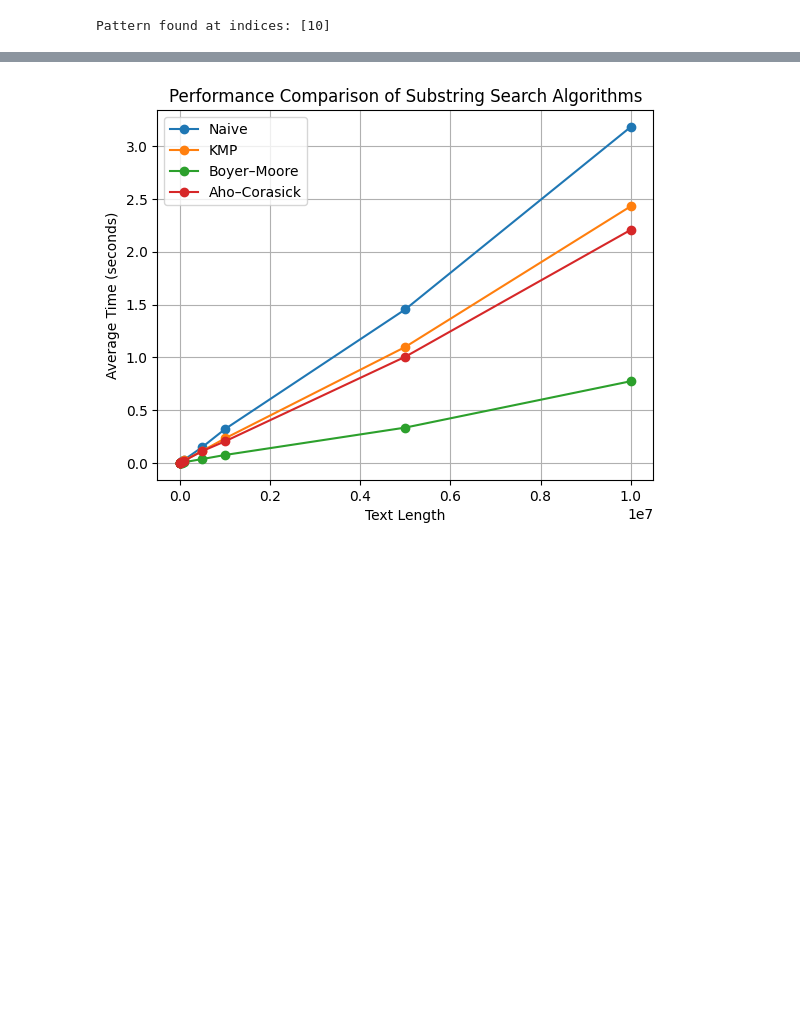
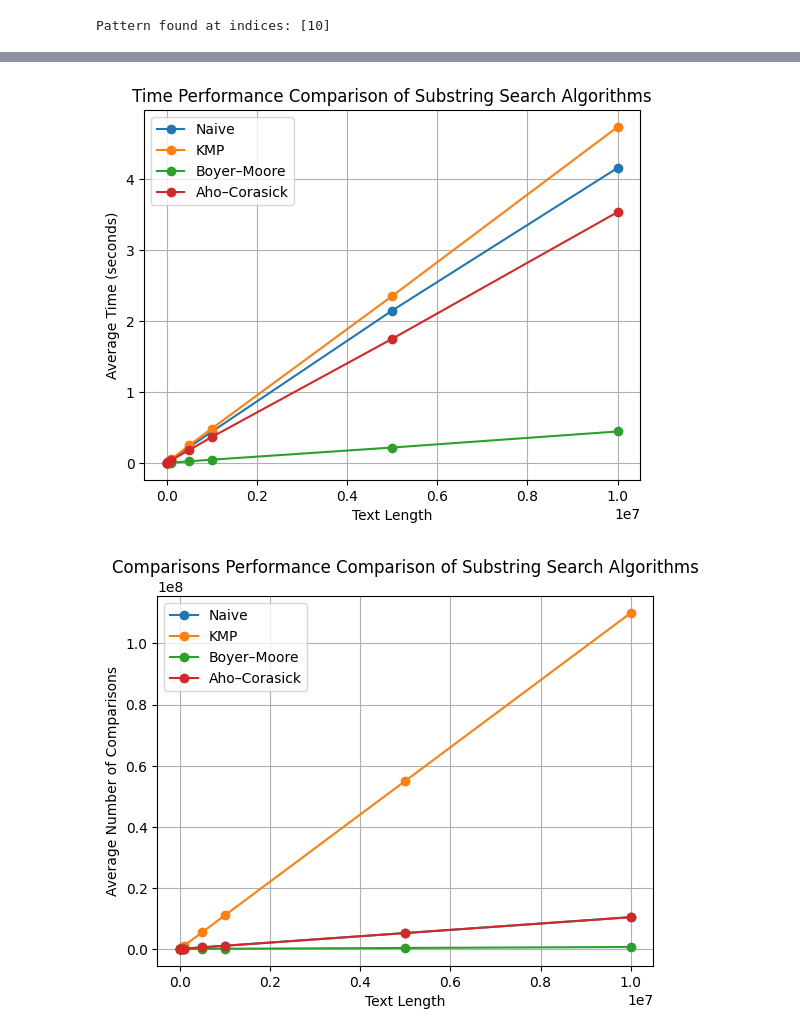
Before and after one commit to nikgora/DevelopCompilytors, a Jupyter notebook: HaystackNeedle.ipynb, the cells around one changed output, grey strips where cells are left out. Cells and saved outputs as stored; diff of their text form; code cells hidden in the pictures; blank space fills up the shorter version.

```diff
--- a/HaystackNeedle.ipynb
+++ b/HaystackNeedle.ipynb
@@ -194,6 +226,7 @@ def compute_lps(pattern):
                 i += 1
     return lps
 
+
 # 2. Knuth–Morris–Pratt (KMP) Search Algorithm
 def kmp_search(text, pattern):
     """
@@ -206,8 +239,9 @@ def kmp_search(text, pattern):
     i = 0  # Index for text
     j = 0  # Index for pattern
     result = []  # To store the indices of pattern matches
-
+    comparisons = 0
     while i < n:
+        comparisons += 11
         if text[i] == pattern[j]:
             i += 1
             j += 1
@@ -220,7 +254,7 @@ def kmp_search(text, pattern):
                 j = lps[j - 1]
             else:
                 i += 1
-    return result
+    return comparisons, result
 # %% [markdown]
 ### Example Usage:
 
@@ -421,60 +464,82 @@ Aho–Corasick Algorithm: O(n + z + m), where z is the total number of matches f
 def generate_random_string(length):
     return ''.join(random.choice(string.ascii_lowercase) for _ in range(length))
 
+def generate_random_substring(length, my_text):
+    rand_index = random.randint(0, len(my_text) - length - 1)
+    return my_text[rand_index:rand_index + length]
 
 # 2. Function to test performance of different algorithms
 def test_performance(substring_search_functions, text_lengths, pattern_length, num_trials=5):
     times_dict = {name: [] for _, name in substring_search_functions}
+    comparisons_dict = {name: [] for _, name in substring_search_functions}
 
     # Run the test for each text length
     for length in text_lengths:
         for func, name in substring_search_functions:
             total_time = 0
+            total_comparisons = 0
             for _ in range(num_trials):
                 text = generate_random_string(length)
-                pattern = generate_random_string(pattern_length)
+                pattern = generate_random_substring(pattern_length, text)
                 start_time = time.time()
-                func(text, pattern)
+                comparisons, indices = func(text, pattern)
                 total_time += time.time() - start_time
-            # Average time over all trials
+                total_comparisons += comparisons
+            # Average over all trials
             times_dict[name].append(total_time / num_trials)
-    return times_dict
+            comparisons_dict[name].append(total_comparisons / num_trials)
+    return times_dict, comparisons_dict
 
 
 # 3. Visualization of the performance results
-def plot_performance(text_lengths, times_dict):
-    for label, times in times_dict.items():
-        plt.plot(text_lengths, times, label=label, marker='o')
+def plot_performance(text_lengths, data_dict, ylabel, title):
+    for label, data in data_dict.items():
+        plt.plot(text_lengths, data, label=label, marker='o')
     plt.xlabel('Text Length')
-    plt.ylabel('Average Time (seconds)')
-    plt.title('Performance Comparison of Substring Search Algorithms')
+    plt.ylabel(ylabel)
+    plt.title(title)
     plt.legend()
     plt.grid(True)
     plt.show()
 
 
 def aho_corasick_search(text, pattern):
     ac = AhoCorasick([pattern])
     matches = ac.search(text)
     # Extract indices
-    indices = [match[0] for match in matches]
-    return indices
+    comparisons, indices = [match for match in matches]
+    return comparisons, indices
+
 
 # Running the performance test
-text_lengths = [1000, 5000, 10000, 20000, 50000, 100000, 500000, 1000000, 5000000, 10000000]  # Varying text lengths
-pattern_length = 10  # Fixed pattern length for testing
+text_lengths = [1000, 5000, 10000, 20000, 50000, 100000  , 500000, 1000000, 5000000, 10000000]  # Varying text lengths
+pattern_length = 25  # Fixed pattern length for testing
 num_trials = 100  # Number of trials for averaging
 
 substring_search_functions = [
     (naive_substring_search, 'Naive'),
     (kmp_search, 'KMP'),
     (boyer_moore_search, 'Boyer–Moore'),
     (aho_corasick_search, 'Aho–Corasick')
 ]
 
-times_dict = test_performance(substring_search_functions, text_lengths, pattern_length, num_trials)
+times_dict, comparisons_dict = test_performance(substring_search_functions, text_lengths, pattern_length, num_trials)
 
-# Plot the results
-plot_performance(text_lengths, times_dict)
+# Plotting average time
+plot_performance(
+    text_lengths,
+    times_dict,
+    ylabel='Average Time (seconds)',
+    title='Time Performance Comparison of Substring Search Algorithms'
+)
+
+# Plotting average number of comparisons
+plot_performance(
+    text_lengths,
+    comparisons_dict,
+    ylabel='Average Number of Comparisons',
+    title='Comparisons Performance Comparison of Substring Search Algorithms'
+)
 # %% [output]
-[figure, old version]
+[figure, new version]
+[figure, added]
```
Also changed, not shown: parts of 7 cells of this notebook.
